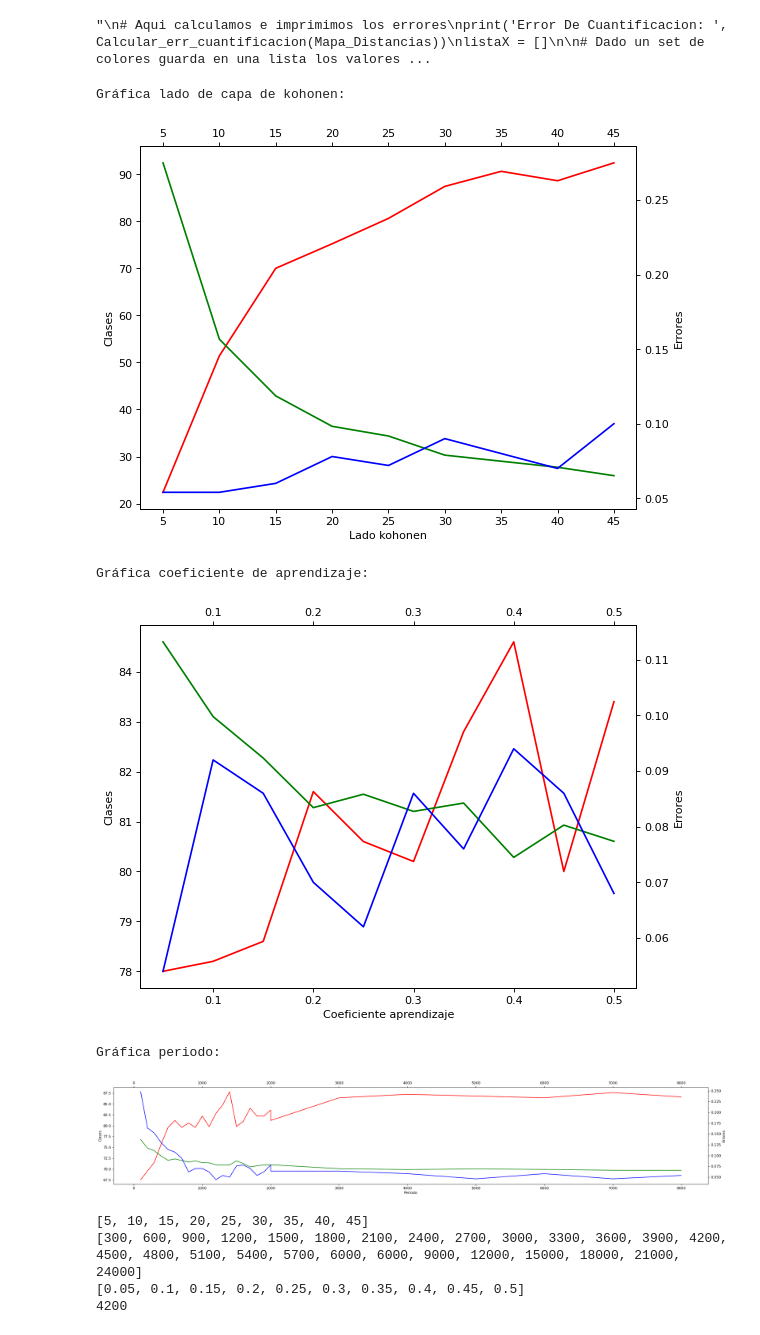
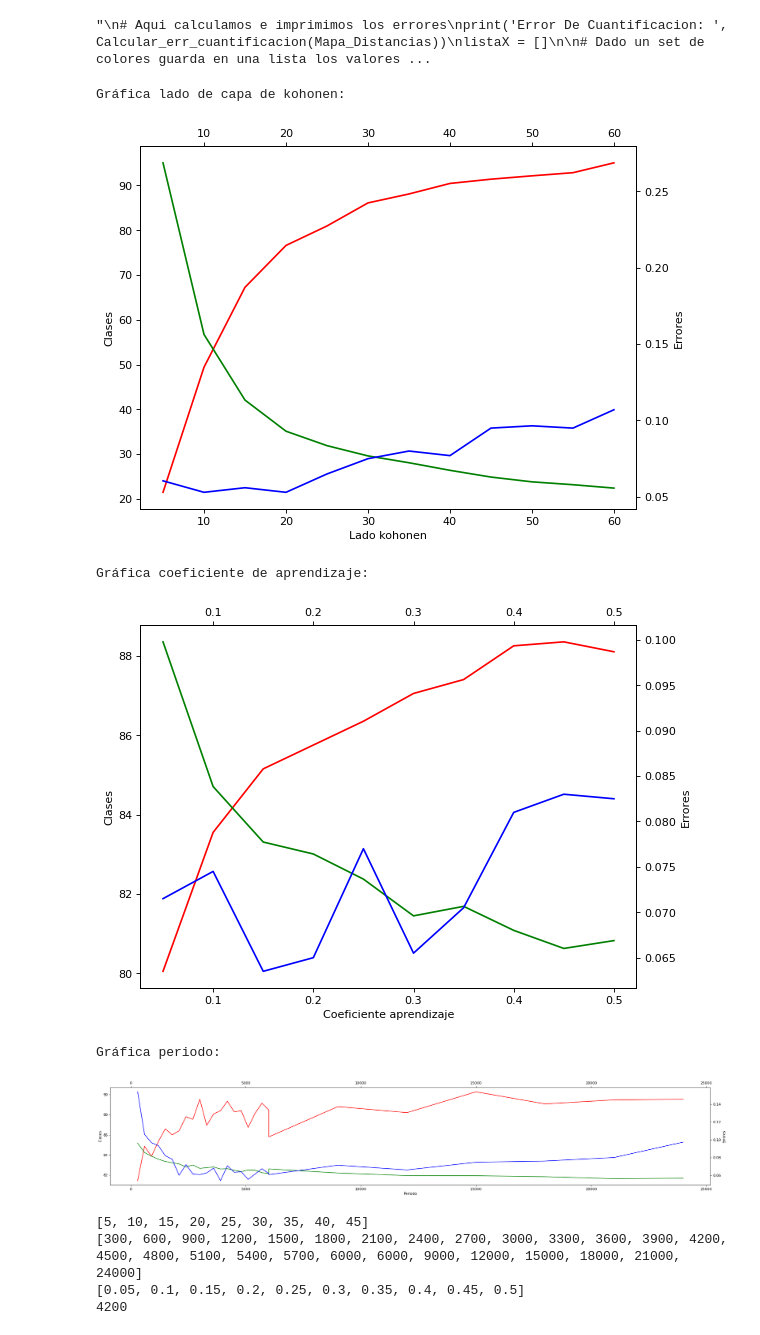
Before and after one commit to niiixx/pr1_colores_IAII, a Jupyter notebook: colores/AutomatizadorColores.ipynb, the cells around one changed output. Drawn from its saved outputs; the diff is of its cells as text; code cells hidden in the pictures.

Commit message:
Precision = 20

```diff
--- a/colores/AutomatizadorColores.ipynb
+++ b/colores/AutomatizadorColores.ipynb
@@ -268,7 +268,7 @@ import matplotlib.pyplot as plt
 from matplotlib.pyplot import figure
 figure(figsize=(8, 6), dpi=80)
 # Valores que tenemos que encontrar
-lado_mapa_mat = [i for i in range(5,50,5)] # lista de 5 a 50 en intervalos de 5
+lado_mapa_mat = [i for i in range(5,61,5)] # lista de 5 a 50 en intervalos de 5
 periodo1 = [i*num_colores for i in range(1,21,1)]
 periodo2 = [i*num_colores for i in range(20,81,10)]
 periodo_mat = []
@@ -284,7 +284,7 @@ learning_rate_mat = [float(i/100) for i in range(5,51,5)] # de 0.05 a 0.5 guarda
 clase_graf = []
 cuant_graf = []
 topo_graf = []
-precision = 5 # queremos que los datos resultantes sean la media entre x resultados obtenidos ya que son aleatorios
+precision = 20 # queremos que los datos resultantes sean la media entre x resultados obtenidos ya que son aleatorios
 for i in lado_mapa_mat:
     # Guardo los datos en concreto:
     lado_mapa = i
@@ -339,17 +339,17 @@ plt.twiny()
 linea_topologico = plt.plot(lado_mapa_mat,topo_graf,'b')
 # %% [output]
 Gráfica lado de capa de kohonen:
-[figure, old version]
+[figure, new version]
 # %%
 # ---------------------------------------------------------------------------------------------------------------------------------------
 # Ahora que podemos ver que lado de la capa de kohonen, vemos qué coeficiente de aprendizage es mas eficaz (lo introducimos lo primero)
 # ---------------------------------------------------------------------------------------------------------------------------------------
-lado = 25
+lado = 30
 
 clase_graf = []
 cuant_graf = []
 topo_graf = []
-precision = 5 # queremos que los datos resultantes sean la media entre x resultados obtenidos ya que son aleatorios
+precision = 20 # queremos que los datos resultantes sean la media entre x resultados obtenidos ya que son aleatorios
 for i in learning_rate_mat:
     # Guardo los datos en concreto:
     lado_mapa = lado
@@ -377,45 +377,45 @@ for i in learning_rate_mat:
         listaX = []
         for color in colores_clasficiar:
             listaX.append(calcular_err_topologico(color,matriz_pesos))
         # Calculamos la Media
         errTopo.append(sum(listaX) / len(listaX))
     # Hacemos la media de los 5 elementos
     num_clase = np.mean(num_clase)
     errCuant = np.mean(errCuant)
     errTopo = np.mean(errTopo)
     # Guardo todo en las matrices
     clase_graf.append(num_clase)
     cuant_graf.append(errCuant)
     topo_graf.append(errTopo)
 
 print("Gráfica coeficiente de aprendizaje:")
 figure(figsize=(8, 6), dpi=80)
 plt.xlabel('Coeficiente aprendizaje')
 plt.ylabel('Clases')
 # Influencia del Coeficiente en número de clases
 linea_clases = plt.plot(learning_rate_mat,clase_graf,'r')
 plt.twinx()
 # Influencia del Coeficiente en errores
 plt.ylabel('Errores')
 # Error cuantificable
 linea_cuantificable = plt.plot(learning_rate_mat,cuant_graf,'g')
 plt.twiny()
 # Error topológico
 linea_topologico = plt.plot(learning_rate_mat,topo_graf,'b')
 # %% [output]
 Gráfica coeficiente de aprendizaje:
-[figure, old version]
+[figure, new version]
 # %%
 # ------------------------------------------------------------------------------------------------------------
 # Ahora ya sabemos el tamaño del lado y el coeficiente de aprendizaje mas óptimo, queda averiguar el periodo
 # ------------------------------------------------------------------------------------------------------------
-lado = 25
+lado = 30
 coef = 0.3
 
 clase_graf = []
 cuant_graf = []
 topo_graf = []
-precision = 5 # queremos que los datos resultantes sean la media entre x resultados obtenidos ya que son aleatorios
+precision = 15 # queremos que los datos resultantes sean la media entre x resultados obtenidos ya que son aleatorios
 for i in periodo_mat:
     # Guardo los datos en concreto:
     lado_mapa = lado
@@ -470,7 +470,7 @@ plt.twiny()
 linea_topologico = plt.plot(periodo_mat,topo_graf,'b')
 # %% [output]
 Gráfica periodo:
-[figure, old version]
+[figure, new version]
 # %%
 # código de prueba
 lado_mapa_mat = [i for i in range(5,50,5)]
```
Also changed, not shown: 3 other files.
